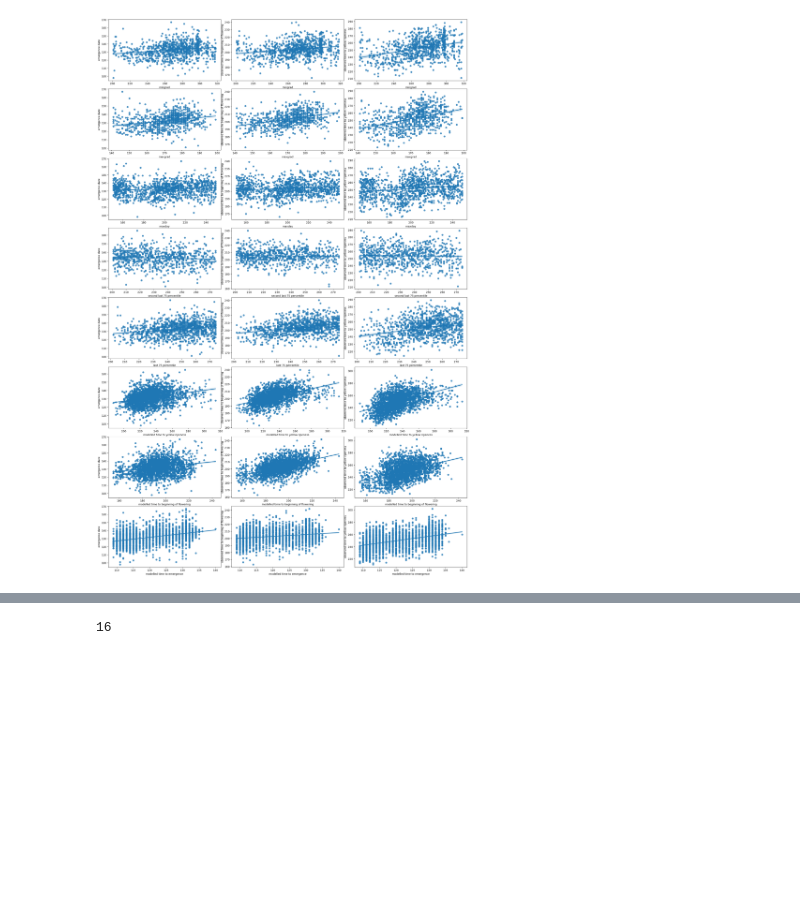
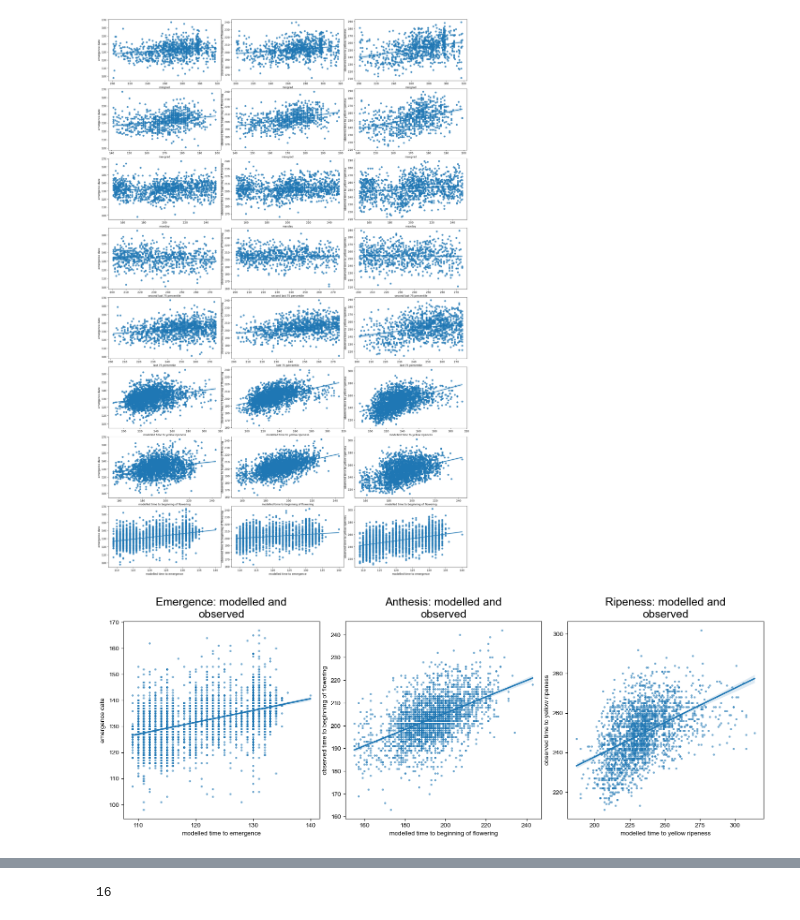
Before and after one commit to MartinP556/ML_algorithms, a Jupyter notebook: ML_Practise.ipynb, the cells around one changed output, grey strips where cells are left out. Cells and saved outputs as stored; diff of their text form; code cells hidden in the pictures; blank space fills up the shorter version.

```diff
--- a/ML_Practise.ipynb
+++ b/ML_Practise.ipynb
@@ -225,6 +231,41 @@ for predictor_index, predictor in enumerate(predictors):
         sns.regplot(x=predictor, y=observed_variable, data=ds_no_outliers, ax=axes[predictor_index, observed_variable_index])
 # %% [output]
 [figure]
+# %%
+fig, axes = plt.subplots(1, 3, figsize = (15, 5))
+fig.tight_layout()
+predictors = ['modelled time to emergence', 'modelled time to beginning of flowering', 'modelled time to yellow ripeness']
+observed_variables = ['emergence date', 'observed time to beginning of flowering', 'observed time to yellow ripeness']
+
+ds_LSP = pd.read_csv('C:\\Users\\wlwc1989\\Documents\\Phenology_Test_Notebooks\\phenology_dwd\\results_for_comparing\\LSP_times2.csv')
+ds_reanalysis = pd.read_csv('C:\\Users\\wlwc1989\\Documents\\Phenology_Test_Notebooks\\phenology_dwd\\results_for_comparing\\Maize_ML_data3.csv')
+ds_reanalysis = ds_reanalysis.rename(columns={'Stations_id': 'Stations_Id', 'Referenzjahr': 'year'})
+ds = pd.merge(ds_LSP, ds_reanalysis, on=['Stations_Id', 'year'], how='outer')
+ds = ds.dropna(subset=['observed time to beginning of flowering', 'emergence date'])
+ds = ds.reset_index().drop(['index', 'Unnamed: 0_x', 'Unnamed: 0_y'], axis=1)
+ds = make_cumulative(ds, driver_variable = 'tas', numdays = 200)
+day_columns = ['mingrad', 'maxgrad', 'minday', 'maxday', 'second last 75 percentile', 'last 75 percentile', 'emergence date']
+for colname in day_columns:
+    ds[colname] = pd.to_datetime(ds[colname]).dt.dayofyear
+ds['observed time to beginning of flowering'] = ds['observed time to beginning of flowering'] + ds['emergence date']
+ds['observed time to yellow ripeness'] = ds['observed time to yellow ripeness'] + ds['emergence date']
+ds['modelled time to emergence'] = ds['modelled time to emergence'] + pd.to_datetime(ds['WC SOS']).dt.dayofyear
+ds['modelled time to beginning of flowering'] = ds['modelled time to beginning of flowering'] + ds['modelled time to emergence']
+ds['modelled time to yellow ripeness'] = ds['modelled time to yellow ripeness'] + ds['modelled time to emergence']
+for observed_variable in observed_variables:
+    ds = ds.where((ds[observed_variable] < 365)*(ds[observed_variable] > 0))
+for predictor_index, predictor in enumerate(predictors):
+    variable_name = ['Emergence', 'Anthesis', 'Ripeness'][predictor_index]
+    observed_variable_index = predictor_index
+    observed_variable = observed_variables[observed_variable_index]
+    ds_no_outliers = ds.where(ds[predictor] < 365).dropna(how='all')
+    sns.set(font_scale=1.5)
+    sns.regplot(x=predictor, y=observed_variable, data=ds_no_outliers, ax=axes[predictor_index],
+                scatter_kws={'alpha':0.5, 's':6})
+    axes[predictor_index].set_title(f'{variable_name}: modelled and\nobserved')
+fig.savefig('plots/modelled_vs_observed.png', bbox_inches='tight')
+# %% [output]
+[figure, added]
 # %%
 ds_LSP = pd.read_csv('C:\\Users\\wlwc1989\\Documents\\Phenology_Test_Notebooks\\phenology_dwd\\results_for_comparing\\LSP_times2.csv')
 ds_reanalysis = pd.read_csv('C:\\Users\\wlwc1989\\Documents\\Phenology_Test_Notebooks\\phenology_dwd\\results_for_comparing\\Maize_ML_data3.csv')
```
Also changed, not shown: parts of 12 cells of this notebook.
